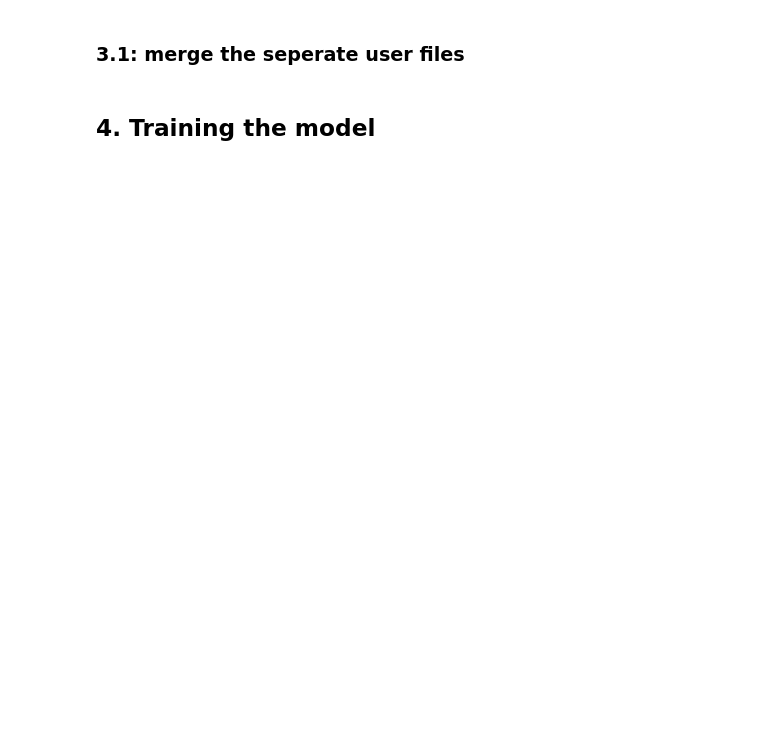
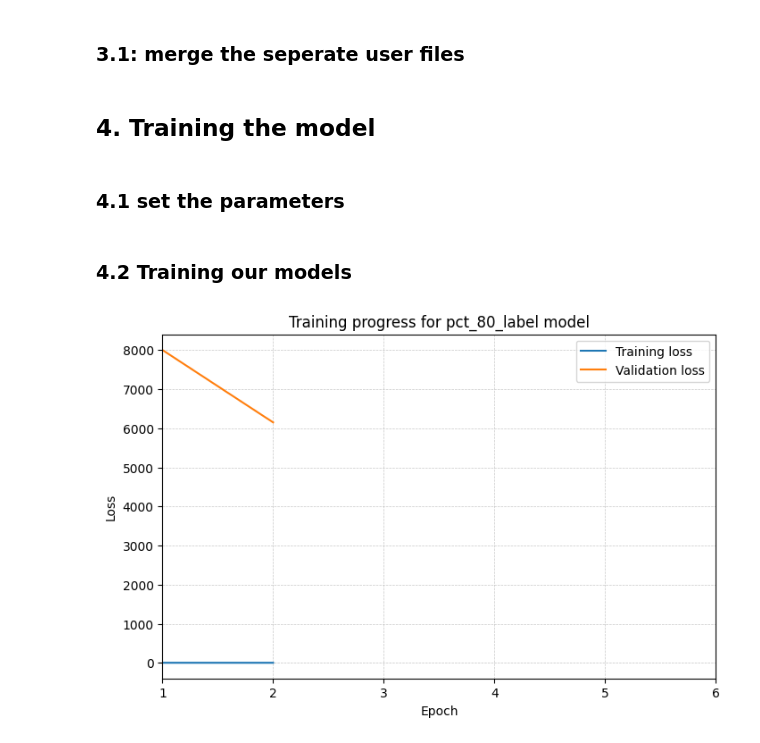
Before and after one commit to PaulusBoskabouter/TTIR, a Jupyter notebook: experiment.ipynb, the cells around one changed output. Saved outputs shown, nothing was run; the diff lists cells and outputs as text; code cells hidden in the pictures; blank space fills up the shorter version.

Commit message:
Fully finished the pipeline of downloading and process the dataset. Followed by fully training our models on the different reinforcement signals. (todo some of the documentation is missing)

```diff
--- a/experiment.ipynb
+++ b/experiment.ipynb
@@ -42,10 +40,9 @@ unlikes = pd.read_csv(data_dir / "unlikes.csv", usecols=['uid', 'timestamp', 'it
 undislikes = pd.read_csv(data_dir / "dislikes.csv", usecols=['uid', 'timestamp', 'item_id'])
 
 
-
 # If not done before
-if (Path("Dataset") / "processed" / "merged.csv").exists():
-    user_item_data = pd.read_csv(Path("Dataset") / "processed" / "merged.csv", index_col=False)
+if (Path("dataset") / "processed" / "merged.csv").exists():
+    user_item_data = pd.read_csv(Path("dataset") / "processed" / "merged.csv", index_col=False)
     user_item_data["normalized_embed"] = user_item_data["normalized_embed"].apply(df.parse_embedding)
 
 else:
@@ -67,7 +64,7 @@ else:
     for index, user in enumerate(user_item_data['uid'].unique()):
         user_id_index[user] = index
     user_item_data['uid'] = user_item_data['uid'].map(user_id_index)
-    #user_item_data.to_csv(Path("Dataset") / "processed" / "merged.csv")
+    user_item_data.to_csv(Path("Dataset") / "processed" / "merged.csv")
 
     # save memory
     del listens
@@ -178,6 +158,14 @@ for data_type in ['train', 'val', 'test']:
 # %% [markdown]
 ## 4. Training the model
+# %% [markdown]
+### 4.1 set the parameters
 # %%
+data_dir = Path("dataset") / "unprocessed"
+data_dir.mkdir(parents=True, exist_ok=True)
+
+data_dir = Path("dataset") / "unprocessed"
+data_dir.mkdir(parents=True, exist_ok=True)
+
 # Input dimensions
 user_dim        = 6
 item_dim        = 128
@@ -192,18 +180,26 @@ lambda1         = 1
 lambda2         = 1
 
 # Training
-num_epochs      = 10
+num_epochs      = 5
 learning_rate   = 0.001
 batch_size      = 32
+
+# With rf_signal we determine on what predetermined label (reinforcement signal) we want to train on.
+# Note: This should be an int between the values 0 and 3.
+# Cheat sheet: [interactions_label, multiple_listens_label, pct_100_label, pct_80_label]
+label_id = 0
-# %%
-train_set = uf.load_tensor_dataloader("train", Path("Dataset"), batch_size)
-val_set = uf.load_tensor_dataloader("val", Path("Dataset"), batch_size)
-test_set = uf.load_tensor_dataloader("test", Path("Dataset"), batch_size)
-# %%
-# With rf_signal we determine on what predetermined label (reinforcement signal) we want to train on.
-# Note: This should be an int between the values 0 and 3.
-# Cheat sheet: [interactions_label, multiple_listens_label, pct_100_label, pct_80_label]
-
-model = ttn.DualAugmentedTwoTower("interactions_model", user_dim, item_dim, aug_dim, hidden_dim, embed_dim, rf_signal=0)
-optimiser = torch.optim.Adam(model.parameters(), lr = learning_rate)
-ttn.train_model(model, train_set, val_set, optimiser)
+# %% [markdown]
+### 4.2 Training our models
+# %%
+models = ["interactions_model", "multiple_listens_model", "pct_100_model", "pct_80_model"]
+
+for label_id, model_name in enumerate(models):
+    train_set = df.load_tensor_dataloader("train", Path("dataset"), batch_size, label_id)
+    val_set = df.load_tensor_dataloader("val", Path("dataset"), batch_size, label_id)
+    test_set = df.load_tensor_dataloader("test", Path("dataset"), batch_size, label_id)
+
+    model = ttn.DualAugmentedTwoTower(model_name, user_dim, item_dim, aug_dim, hidden_dim, embed_dim)
+    optimiser = torch.optim.Adam(model.parameters(), lr = learning_rate)
+    ttn.train_model(model, train_set, val_set, optimiser, num_epochs=num_epochs, device='cuda' if torch.cuda.is_available() else 'cpu')
+# %% [output]
+[figure, added]
```
Also changed, not shown: parts of 4 cells of this notebook, 4 other files.
